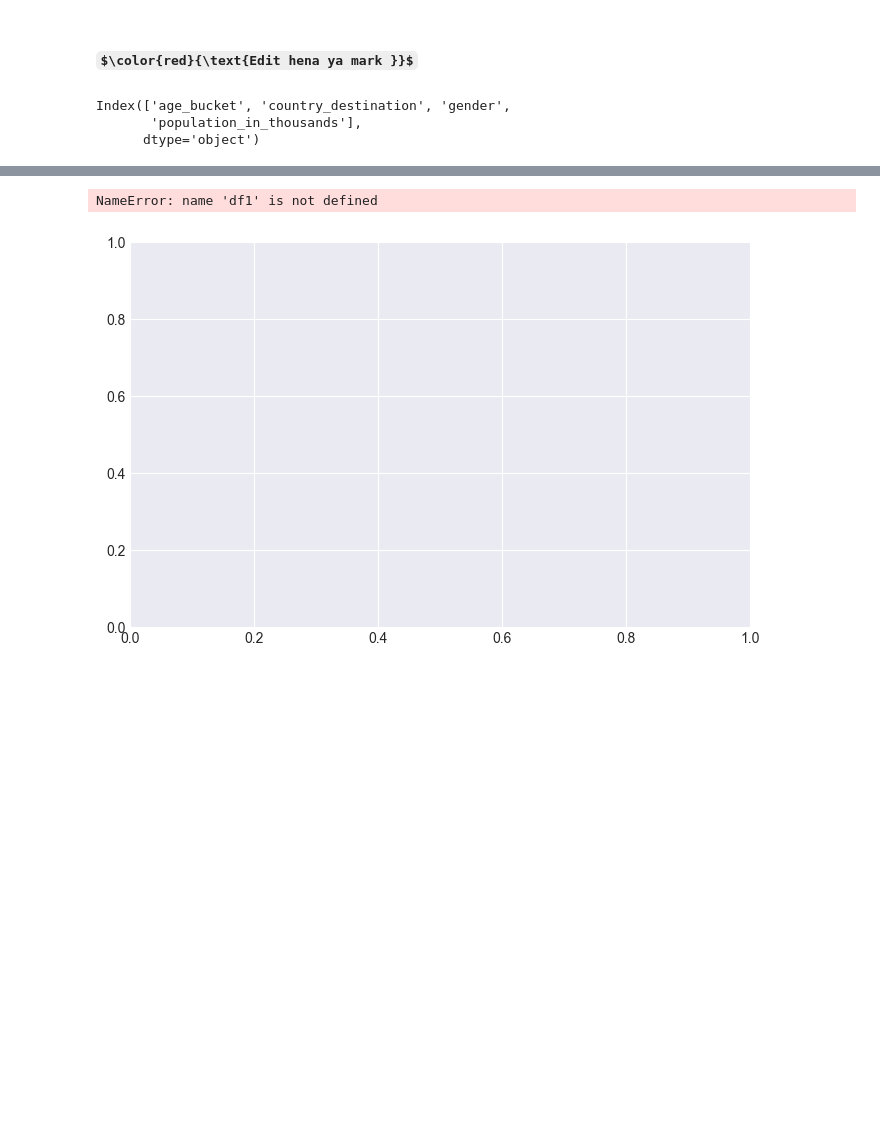
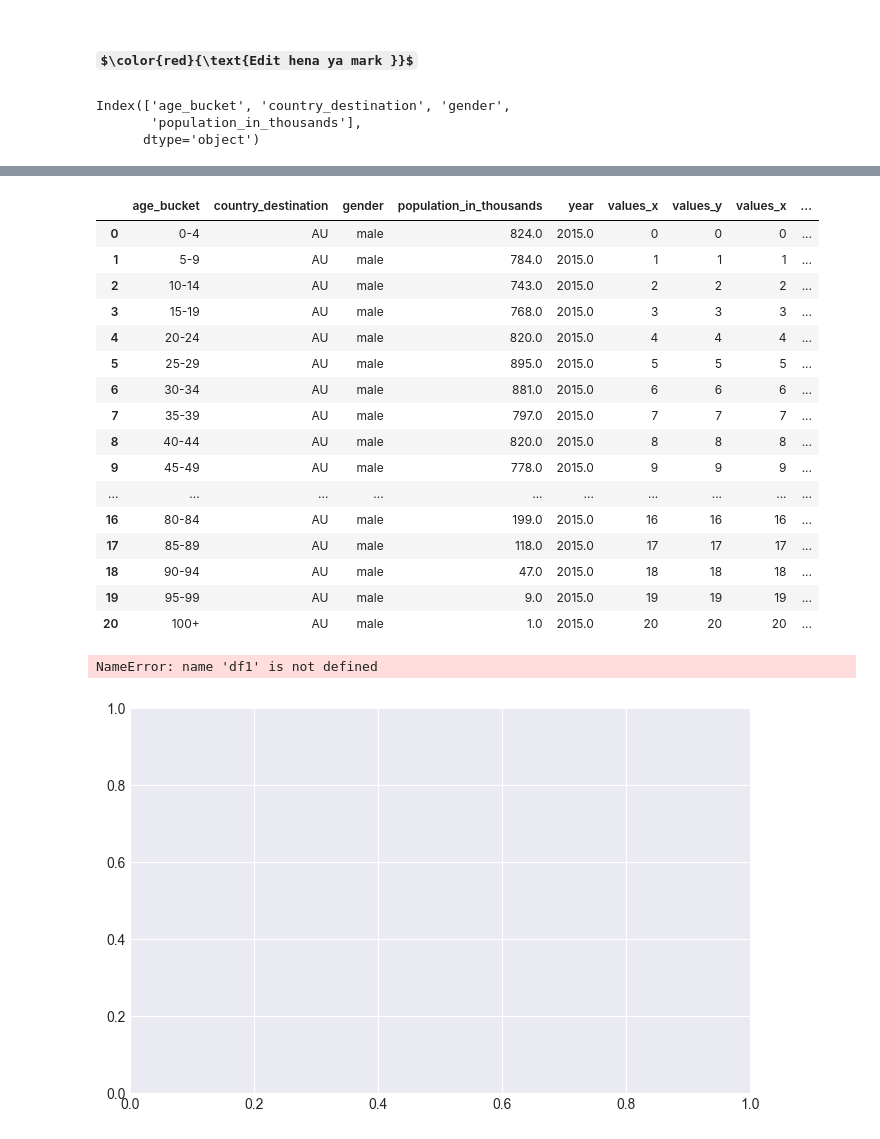
Before and after one commit to Andrew2077/Airbnb_dataset_visualization, a Jupyter notebook: visualizing.ipynb, the cells around one changed output, grey strips where cells are left out. Cells and saved outputs as stored; diff of their text form; code cells hidden in the pictures; some formulas as TeX source; blank space fills up the shorter version.

```diff
--- a/visualizing.ipynb
+++ b/visualizing.ipynb
@@ -69,6 +67,26 @@ age_values['values'] = age_dict.values()
 
 df1 = df1.merge(age_values, on='age_bucket', how='inner')
 df1.sort_values(by='values', ascending=True, inplace=True)
+# %%
+df1
+# %% [output]
+|  | age_bucket | country_destination | gender | population_in_thousands | year | values_x | values_y | values_x | ... |
+| 0 | 0-4 | AU | male | 824.0 | 2015.0 | 0 | 0 | 0 | ... |
+| 1 | 5-9 | AU | male | 784.0 | 2015.0 | 1 | 1 | 1 | ... |
+| 2 | 10-14 | AU | male | 743.0 | 2015.0 | 2 | 2 | 2 | ... |
+| 3 | 15-19 | AU | male | 768.0 | 2015.0 | 3 | 3 | 3 | ... |
+| 4 | 20-24 | AU | male | 820.0 | 2015.0 | 4 | 4 | 4 | ... |
+| 5 | 25-29 | AU | male | 895.0 | 2015.0 | 5 | 5 | 5 | ... |
+| 6 | 30-34 | AU | male | 881.0 | 2015.0 | 6 | 6 | 6 | ... |
+| 7 | 35-39 | AU | male | 797.0 | 2015.0 | 7 | 7 | 7 | ... |
+| 8 | 40-44 | AU | male | 820.0 | 2015.0 | 8 | 8 | 8 | ... |
+| 9 | 45-49 | AU | male | 778.0 | 2015.0 | 9 | 9 | 9 | ... |
+| ... | ... | ... | ... | ... | ... | ... | ... | ... | ... |
+| 16 | 80-84 | AU | male | 199.0 | 2015.0 | 16 | 16 | 16 | ... |
+| 17 | 85-89 | AU | male | 118.0 | 2015.0 | 17 | 17 | 17 | ... |
+| 18 | 90-94 | AU | male | 47.0 | 2015.0 | 18 | 18 | 18 | ... |
+| 19 | 95-99 | AU | male | 9.0 | 2015.0 | 19 | 19 | 19 | ... |
+| 20 | 100+ | AU | male | 1.0 | 2015.0 | 20 | 20 | 20 | ... |
 # %%
 # plt.rcParams.update({'font.family':'fantasy'})
 fig, ax = plt.subplots(figsize=(8, 5))
```
Also changed, not shown: parts of 1 cell of this notebook, 1 other file.
